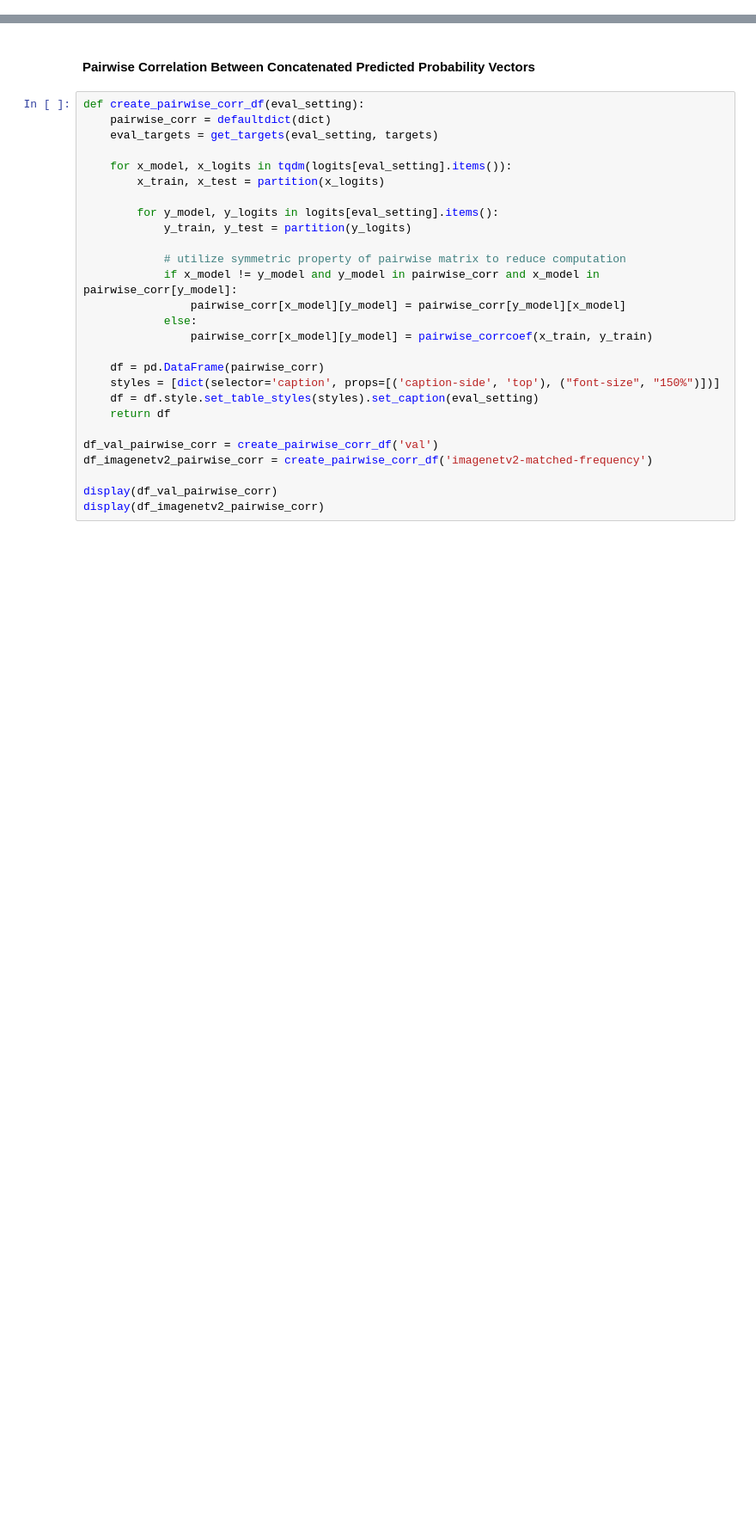
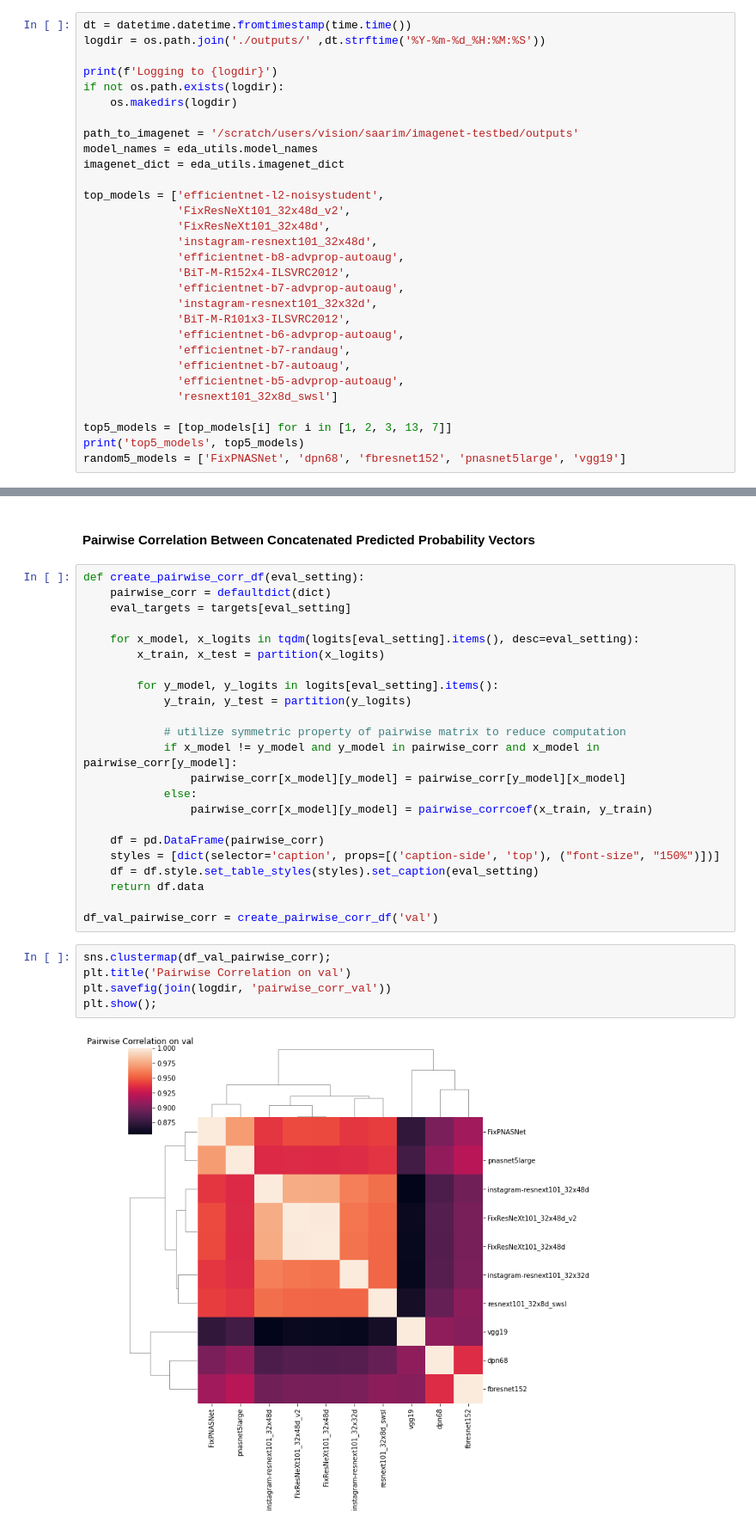
Before and after one commit to csinva/dnn-ensemble, a Jupyter notebook: eda.ipynb, the cells around one changed output, grey strips where cells are left out. Shown at 86% size. Drawn from its saved outputs; the diff is of its cells as text; blank space fills up the shorter version.

```diff
--- a/eda.ipynb
+++ b/eda.ipynb
@@ -10,2 +20,32 @@ torch.manual_seed(42)
 # %% [markdown]
 #### Load files
+# %%
+dt = datetime.datetime.fromtimestamp(time.time())
+logdir = os.path.join('./outputs/' ,dt.strftime('%Y-%m-%d_%H:%M:%S'))
+
+print(f'Logging to {logdir}')
+if not os.path.exists(logdir):
+    os.makedirs(logdir)
+
+path_to_imagenet = '/scratch/users/vision/saarim/imagenet-testbed/outputs'
+model_names = eda_utils.model_names
+imagenet_dict = eda_utils.imagenet_dict
+
+top_models = ['efficientnet-l2-noisystudent',
+              'FixResNeXt101_32x48d_v2',
+              'FixResNeXt101_32x48d',
+              'instagram-resnext101_32x48d',
+              'efficientnet-b8-advprop-autoaug',
+              'BiT-M-R152x4-ILSVRC2012',
+              'efficientnet-b7-advprop-autoaug',
+              'instagram-resnext101_32x32d',
+              'BiT-M-R101x3-ILSVRC2012',
+              'efficientnet-b6-advprop-autoaug',
+              'efficientnet-b7-randaug',
+              'efficientnet-b7-autoaug',
+              'efficientnet-b5-advprop-autoaug',
+              'resnext101_32x8d_swsl']
+
+top5_models = [top_models[i] for i in [1, 2, 3, 13, 7]]
+print('top5_models', top5_models)
+random5_models = ['FixPNASNet', 'dpn68', 'fbresnet152', 'pnasnet5large', 'vgg19']
@@ -121,9 +193,9 @@ display(df_imagenetv2_pairwise_error)
 # %%
 def create_pairwise_corr_df(eval_setting):
     pairwise_corr = defaultdict(dict)
-    eval_targets = get_targets(eval_setting, targets)
+    eval_targets = targets[eval_setting]
 
-    for x_model, x_logits in tqdm(logits[eval_setting].items()):
+    for x_model, x_logits in tqdm(logits[eval_setting].items(), desc=eval_setting):
         x_train, x_test = partition(x_logits)
 
         for y_model, y_logits in logits[eval_setting].items():
@@ -138,10 +210,13 @@ def create_pairwise_corr_df(eval_setting):
     df = pd.DataFrame(pairwise_corr)
     styles = [dict(selector='caption', props=[('caption-side', 'top'), ("font-size", "150%")])]
     df = df.style.set_table_styles(styles).set_caption(eval_setting)
-    return df
+    return df.data
 
 df_val_pairwise_corr = create_pairwise_corr_df('val')
-df_imagenetv2_pairwise_corr = create_pairwise_corr_df('imagenetv2-matched-frequency')
-
-display(df_val_pairwise_corr)
-display(df_imagenetv2_pairwise_corr)
+# %%
+sns.clustermap(df_val_pairwise_corr);
+plt.title('Pairwise Correlation on val')
+plt.savefig(join(logdir, 'pairwise_corr_val'))
+plt.show();
+# %% [output]
+[figure, added]
```
Also changed, not shown: parts of 15 cells of this notebook, 1 other file.
